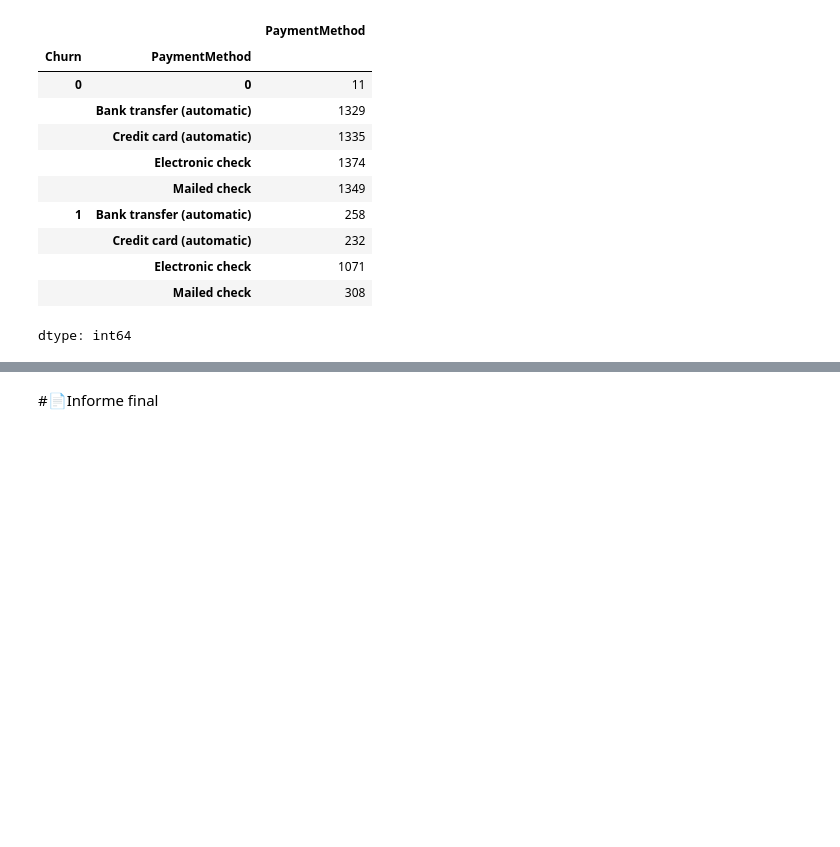
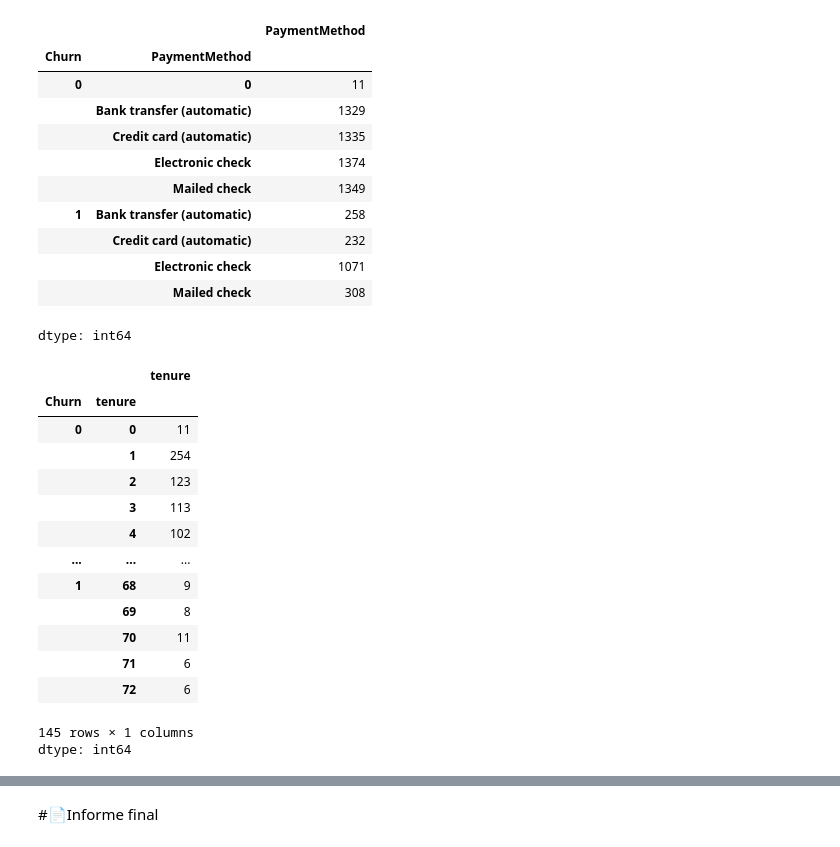
Before and after one commit to MyAppsTest/Challenge-Telecom-X, a Jupyter notebook: TelecomX_LATAM.ipynb, the cells around one changed output, grey strips where cells are left out. Saved outputs shown, nothing was run; the diff lists cells and outputs as text; code cells hidden in the pictures; blank space fills up the shorter version.

```diff
--- a/TelecomX_LATAM.ipynb
+++ b/TelecomX_LATAM.ipynb
@@ -213,3 +213,22 @@ por_metodo_pago
 |  | Electronic check | 1071 |
 |  | Mailed check | 308 |
 dtype: int64
+# %%
+por_tiempo_contrato = df.groupby(['Churn', 'tenure'])['tenure'].count()
+por_tiempo_contrato
+# %% [output]
+|  |  | tenure |
+| Churn | tenure |  |
+| 0 | 0 | 11 |
+|  | 1 | 254 |
+|  | 2 | 123 |
+|  | 3 | 113 |
+|  | 4 | 102 |
+| ... | ... | ... |
+| 1 | 68 | 9 |
+|  | 69 | 8 |
+|  | 70 | 11 |
+|  | 71 | 6 |
+|  | 72 | 6 |
+145 rows × 1 columns
+dtype: int64
```
Also changed, not shown: parts of 1 cell of this notebook.
